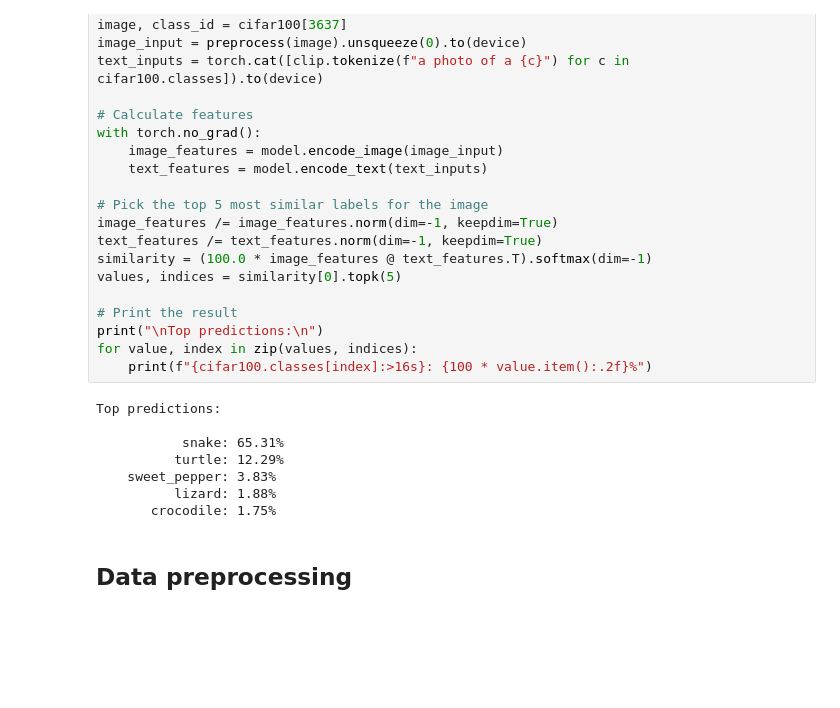
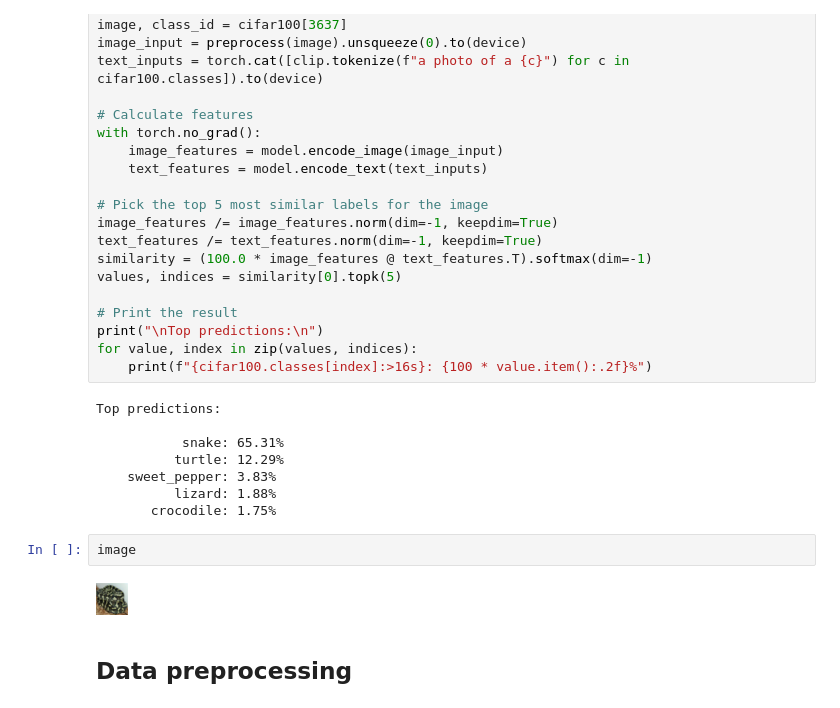
Before and after one commit to INFT2060/model, a Jupyter notebook: clip.ipynb, the cells around one changed output. Cells and saved outputs as stored; diff of their text form; blank space fills up the shorter version.

```diff
--- a/clip.ipynb
+++ b/clip.ipynb
@@ -56,6 +56,10 @@ Top predictions:
     sweet_pepper: 3.83%
           lizard: 1.88%
        crocodile: 1.75%
+# %%
+image
+# %% [output]
+[figure, added]
 # %% [markdown]
 ## Data preprocessing
 # %%
```
Also changed, not shown: parts of 8 cells of this notebook, 3 other files.
